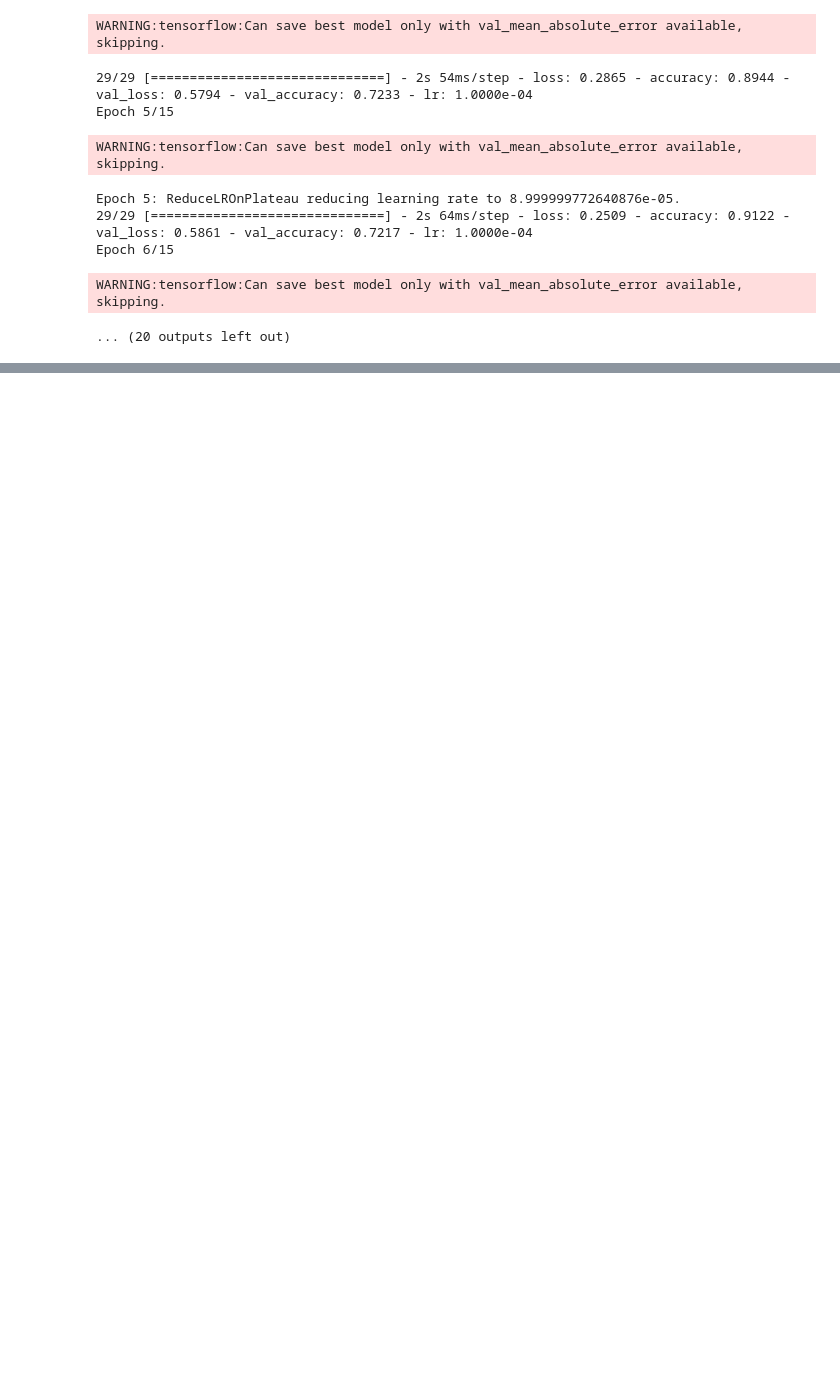
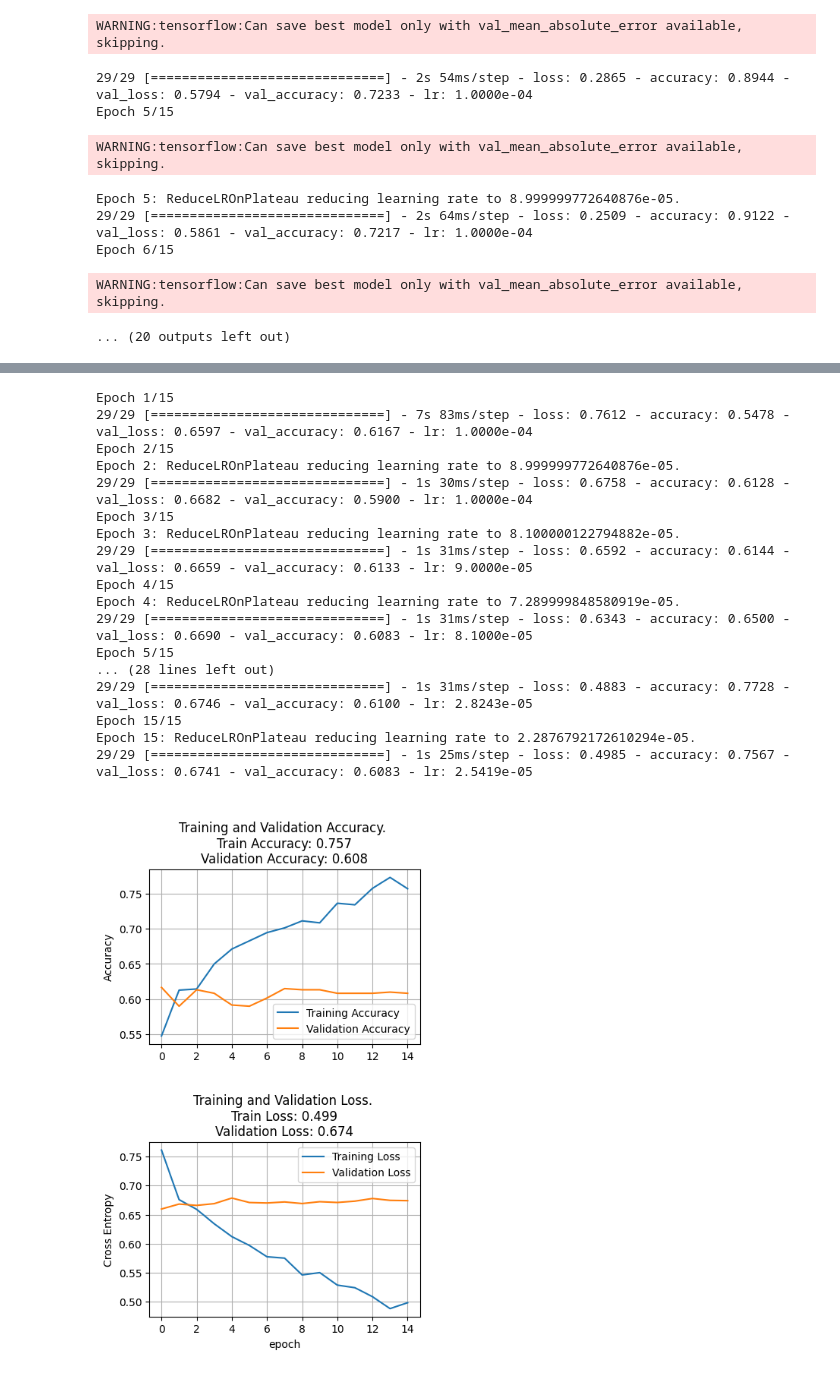
Before and after one commit to alien-cyber/Butterfly-classification, a Jupyter notebook: butterfly_classification_Googlecolab.ipynb, the cells around one changed output, grey strips where cells are left out. Drawn from its saved outputs; the diff is of its cells as text; code cells hidden in the pictures; blank space fills up the shorter version.

```diff
--- a/butterfly_classification_Googlecolab.ipynb
+++ b/butterfly_classification_Googlecolab.ipynb
@@ -268,0 +264,10 @@ WARNING:tensorflow:Can save best model only with val_mean_absolute_error availab
+# %%
+model_inception = models.Sequential()
+model_inception.add(InceptionV3(weights='imagenet', input_shape=(75, 75, 3), include_top=False))
+model_inception.add(layers.GlobalMaxPooling2D())
+model_inception.add(layers.Dense(1024, activation='sigmoid', use_bias=False))
+model_inception.add(layers.Dropout(0.4))
+model_inception.add(layers.Dense(1, activation='sigmoid', use_bias=False))
+model_inception.layers[0].trainable = False
+
+model_inception.summary()
@@ -268,0 +295,28 @@ WARNING:tensorflow:Can save best model only with val_mean_absolute_error availab
+# %%
+learning_rate = 0.0001
+Adam_optimizer = Adam(learning_rate=learning_rate)
+model_inception.compile(optimizer=Adam_optimizer,
+                  loss='binary_crossentropy',
+                  metrics=['accuracy'])
+Epochs=15
+history = model_inception.fit(image_array_train, label_array_train, validation_data=(image_array_val,label_array_val), batch_size=Batch_Size, epochs=Epochs,callbacks=[reduce_lr] )
+plot_history(history)
+# %% [output]
+Epoch 1/15
+29/29 [==============================] - 7s 83ms/step - loss: 0.7612 - accuracy: 0.5478 - val_loss: 0.6597 - val_accuracy: 0.6167 - lr: 1.0000e-04
+Epoch 2/15
+Epoch 2: ReduceLROnPlateau reducing learning rate to 8.999999772640876e-05.
+29/29 [==============================] - 1s 30ms/step - loss: 0.6758 - accuracy: 0.6128 - val_loss: 0.6682 - val_accuracy: 0.5900 - lr: 1.0000e-04
+Epoch 3/15
+Epoch 3: ReduceLROnPlateau reducing learning rate to 8.100000122794882e-05.
+29/29 [==============================] - 1s 31ms/step - loss: 0.6592 - accuracy: 0.6144 - val_loss: 0.6659 - val_accuracy: 0.6133 - lr: 9.0000e-05
+Epoch 4/15
+Epoch 4: ReduceLROnPlateau reducing learning rate to 7.289999848580919e-05.
+29/29 [==============================] - 1s 31ms/step - loss: 0.6343 - accuracy: 0.6500 - val_loss: 0.6690 - val_accuracy: 0.6083 - lr: 8.1000e-05
+Epoch 5/15
+... (28 lines left out)
+29/29 [==============================] - 1s 31ms/step - loss: 0.4883 - accuracy: 0.7728 - val_loss: 0.6746 - val_accuracy: 0.6100 - lr: 2.8243e-05
+Epoch 15/15
+Epoch 15: ReduceLROnPlateau reducing learning rate to 2.2876792172610294e-05.
+29/29 [==============================] - 1s 25ms/step - loss: 0.4985 - accuracy: 0.7567 - val_loss: 0.6741 - val_accuracy: 0.6083 - lr: 2.5419e-05
+[figure, added]
```
Also changed, not shown: parts of 6 cells of this notebook.
